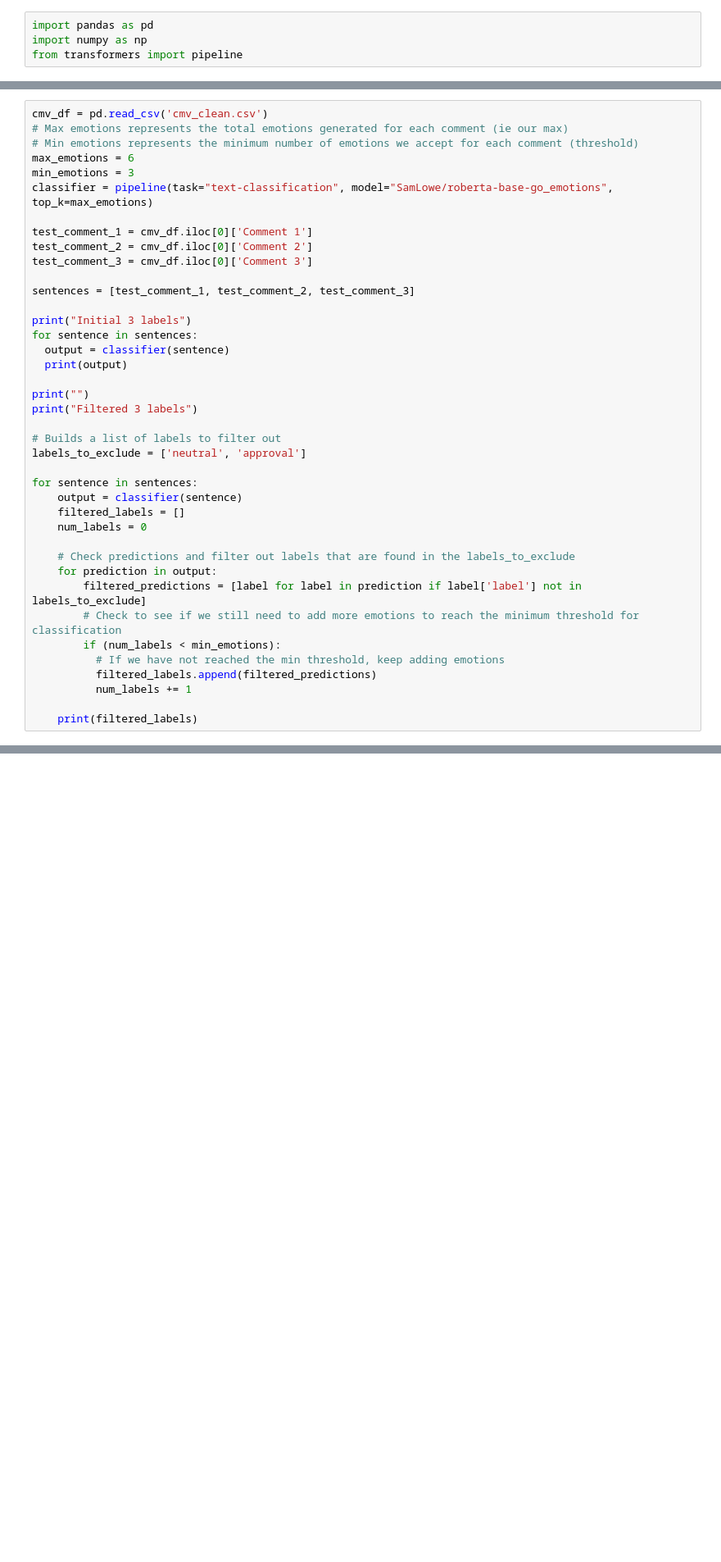
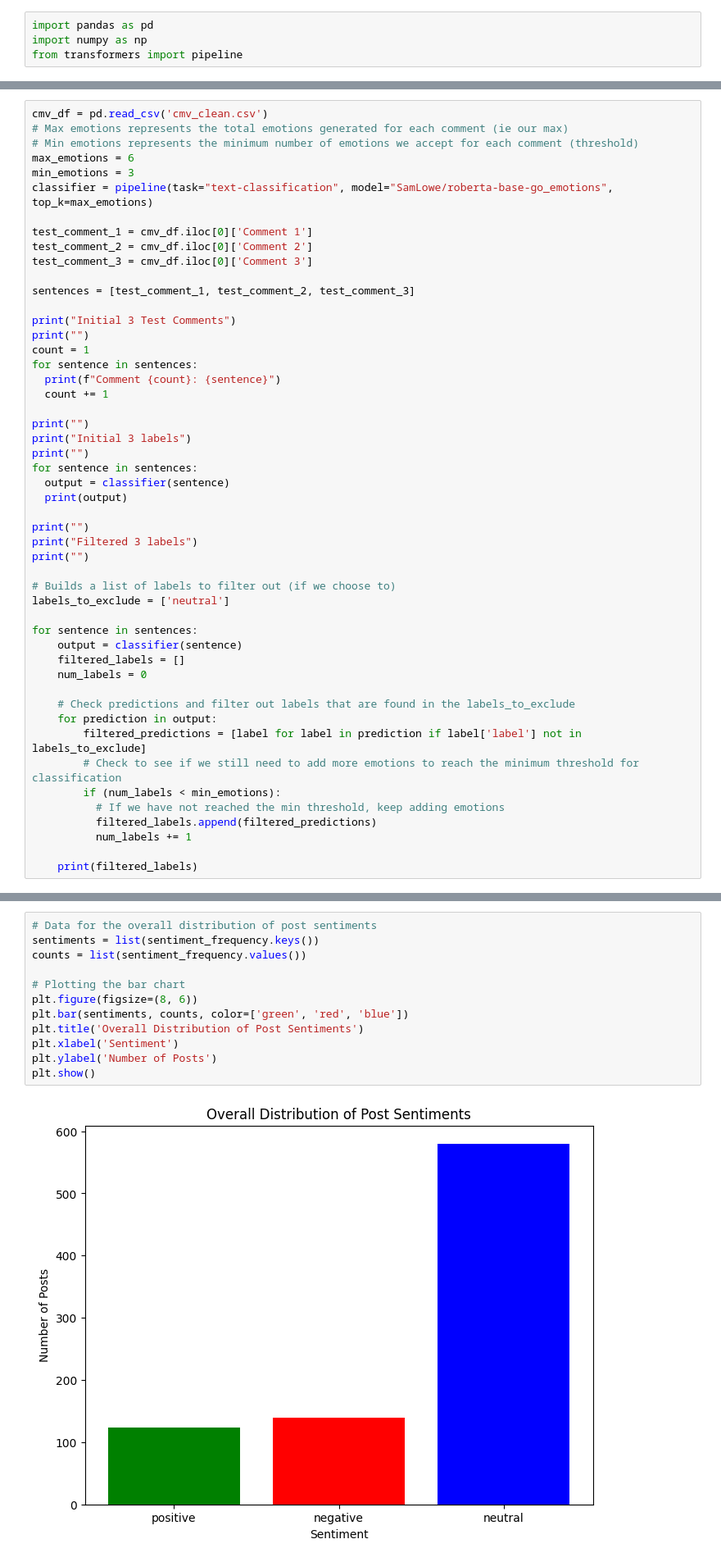
Before and after one commit to EliMartian/reddit_post_sentiment_analysis, a Jupyter notebook: reddit_comments_sentiment_analysis.ipynb, the cells around one changed output, grey strips where cells are left out. Shown at 82% size. Drawn from its saved outputs; the diff is of its cells as text; blank space fills up the shorter version.

Commit message:
finished creating comment spectrum distribution and visualizations

```diff
--- a/reddit_comments_sentiment_analysis.ipynb
+++ b/reddit_comments_sentiment_analysis.ipynb
@@ -43,16 +65,26 @@ test_comment_3 = cmv_df.iloc[0]['Comment 3']
 
 sentences = [test_comment_1, test_comment_2, test_comment_3]
 
+print("Initial 3 Test Comments")
+print("")
+count = 1
+for sentence in sentences:
+  print(f"Comment {count}: {sentence}")
+  count += 1
+
+print("")
 print("Initial 3 labels")
+print("")
 for sentence in sentences:
   output = classifier(sentence)
   print(output)
 
 print("")
 print("Filtered 3 labels")
+print("")
 
-# Builds a list of labels to filter out
-labels_to_exclude = ['neutral', 'approval']
+# Builds a list of labels to filter out (if we choose to)
+labels_to_exclude = ['neutral']
 
 for sentence in sentences:
     output = classifier(sentence)
@@ -195,0 +374,14 @@ Due to the nature of binary discourse on r/CMV, people are generally either for
+# %%
+# Data for the overall distribution of post sentiments
+sentiments = list(sentiment_frequency.keys())
+counts = list(sentiment_frequency.values())
+
+# Plotting the bar chart
+plt.figure(figsize=(8, 6))
+plt.bar(sentiments, counts, color=['green', 'red', 'blue'])
+plt.title('Overall Distribution of Post Sentiments')
+plt.xlabel('Sentiment')
+plt.ylabel('Number of Posts')
+plt.show()
+# %% [output]
+[figure, added]
```
Also changed, not shown: parts of 9 cells of this notebook, 1 other file.
